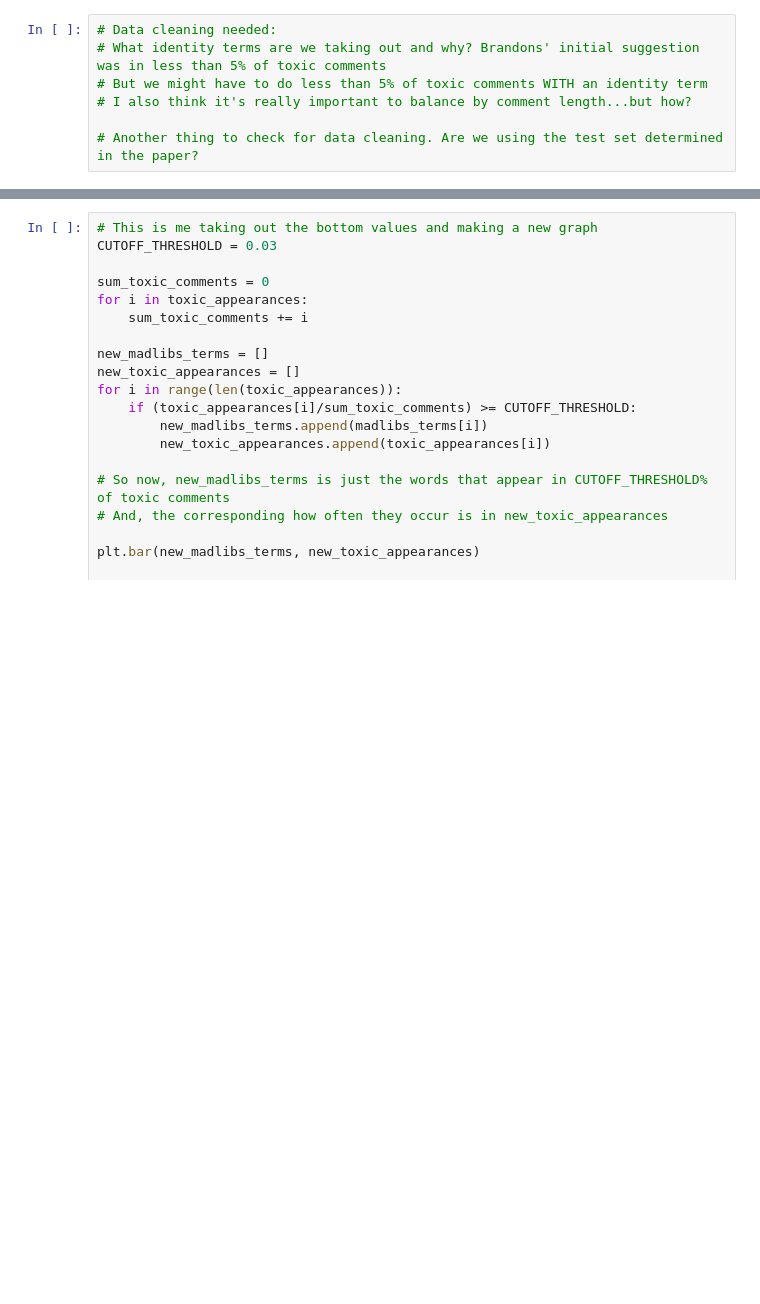
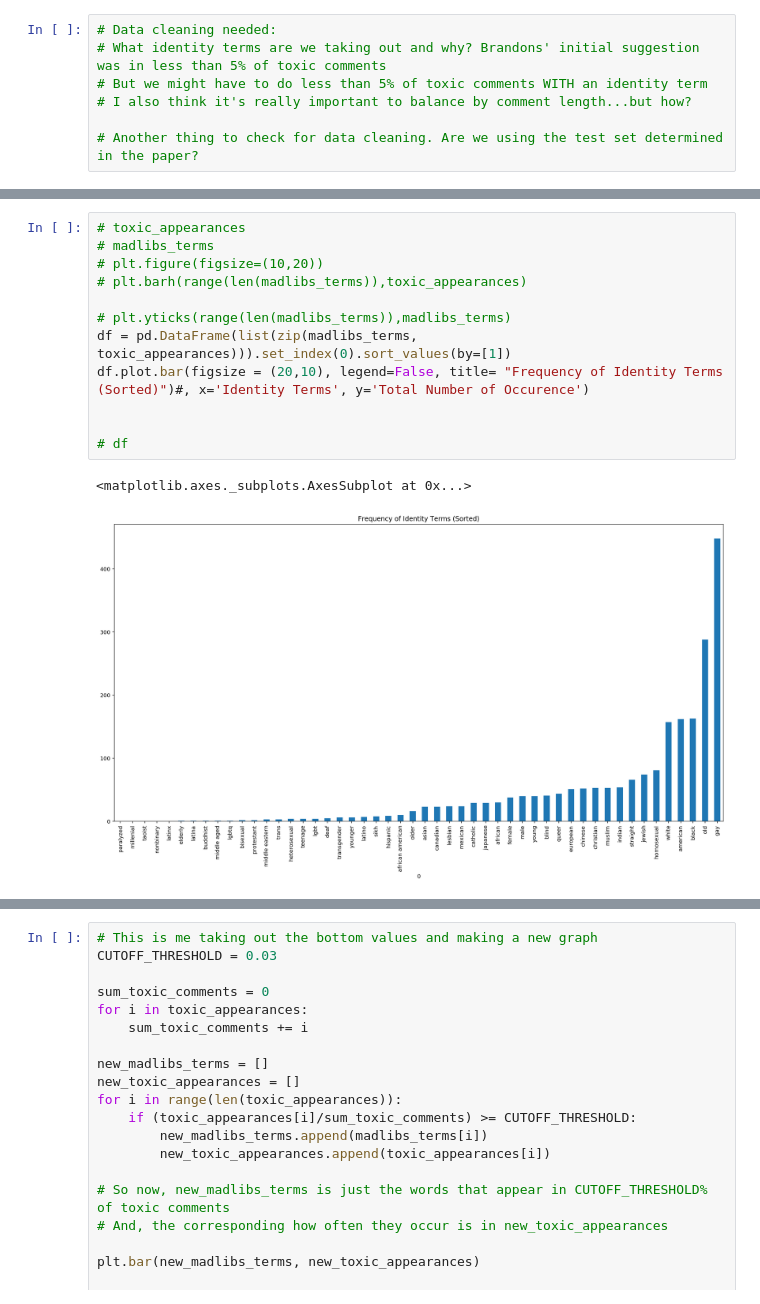
Before and after one commit to nehargupta/cs590_privacy_fairness, a Jupyter notebook: data-di-with-gay.ipynb, the cells around one changed output, grey strips where cells are left out. Cells and saved outputs as stored; diff of their text form; blank space fills up the shorter version.

```diff
--- a/data-di-with-gay.ipynb
+++ b/data-di-with-gay.ipynb
@@ -131,0 +135,15 @@ Text(0.5,0,'')
+# %%
+# toxic_appearances
+# madlibs_terms
+# plt.figure(figsize=(10,20))
+# plt.barh(range(len(madlibs_terms)),toxic_appearances)
+
+# plt.yticks(range(len(madlibs_terms)),madlibs_terms)
+df = pd.DataFrame(list(zip(madlibs_terms, toxic_appearances))).set_index(0).sort_values(by=[1])
+df.plot.bar(figsize = (20,10), legend=False, title= "Frequency of Identity Terms (Sorted)")#, x='Identity Terms', y='Total Number of Occurence')
+
+
+# df
+# %% [output]
+<matplotlib.axes._subplots.AxesSubplot at 0x...>
+[figure, added]
```
Also changed, not shown: parts of 6 cells of this notebook.
